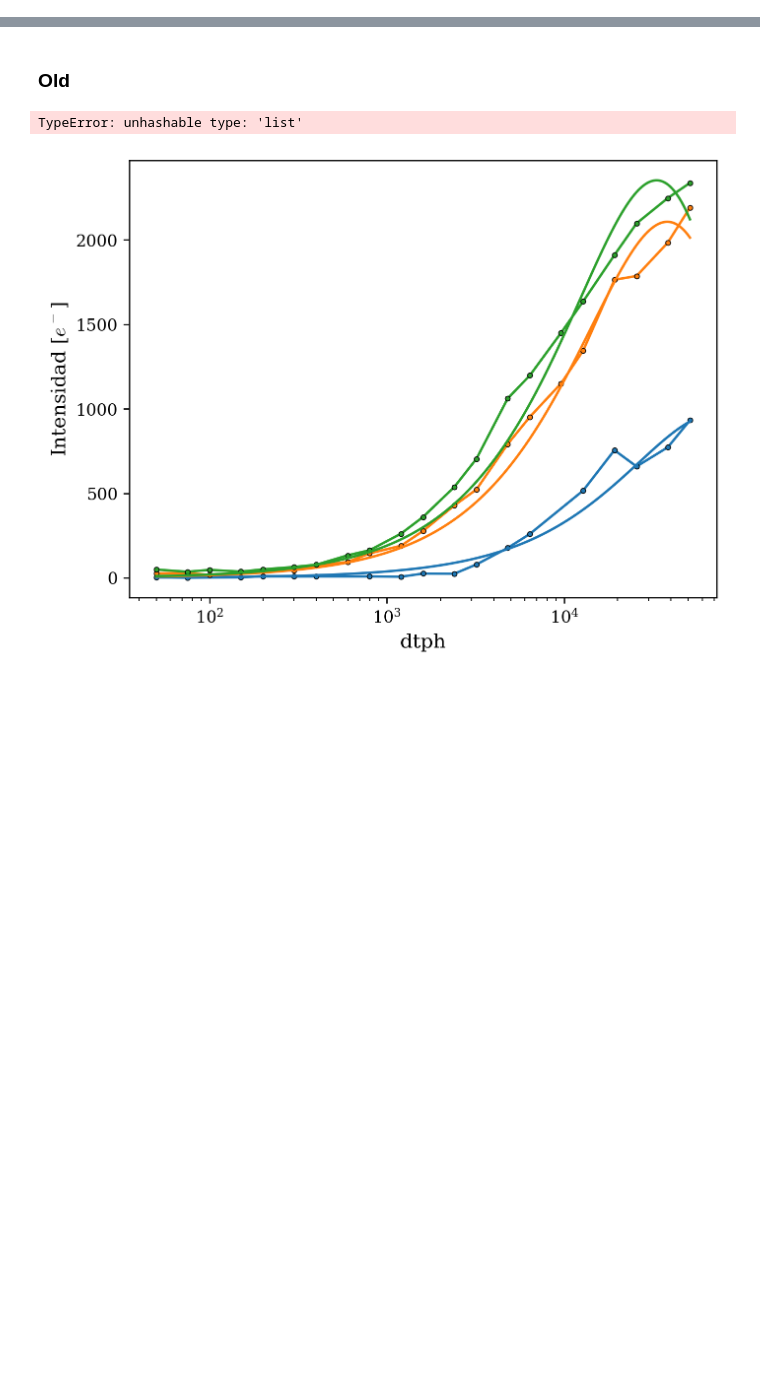
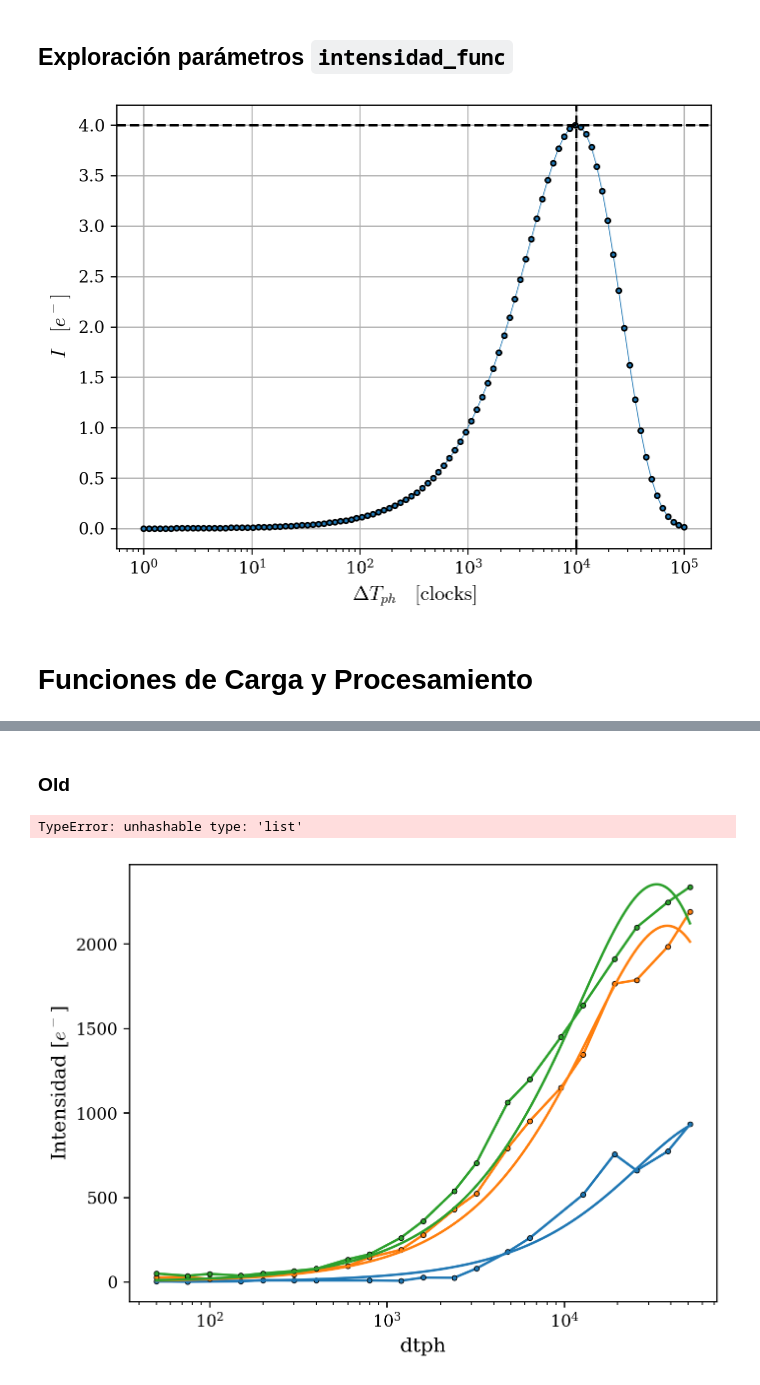
Before and after one commit to agustinbrusco/LAMBDA_Hub, a Jupyter notebook: skipper_image_analysis/pocket_analysis.ipynb, the cells around one changed output, grey strips where cells are left out. Cells and saved outputs as stored; diff of their text form; code cells hidden in the pictures; blank space fills up the shorter version.

```diff
--- a/skipper_image_analysis/pocket_analysis.ipynb
+++ b/skipper_image_analysis/pocket_analysis.ipynb
@@ -56,3 +58,25 @@ CARPETAS_POR_TEMP: dict[str, list[str]] = {
+# %% [markdown]
+## Exploración parámetros `intensidad_func`
+# %%
+plt.close("all")
+%matplotlib inline
+dtph_dense = np.geomspace(1, 1e5, 100)
+dtph_pico = 1e4
+tau = dtph_pico/np.log(2)
+val_pico = 4
+pc = val_pico*4/40_000
+plt.plot(dtph_dense, intensidad_func(dtph_dense, tau, pc), ".-", lw=0.5, mec="k")
+plt.axvline(dtph_pico, c="k", ls="--")
+plt.axhline(val_pico, c="k", ls="--")
+plt.grid()
+plt.xscale("log")
+plt.xlabel(r"$\Delta T_{ph}\quad [\mathrm{clocks}]$")
+plt.ylabel(r"$I\quad [e^-]$")
+plt.show()
+# %% [output]
+[figure, added]
+# %% [markdown]
+# Funciones de Carga y Procesamiento
 # %%
 def prepare_frame(
     skipper_image: fits.hdu.hdulist.HDUList,
```
Also changed, not shown: parts of 11 cells of this notebook, 3 other files.
